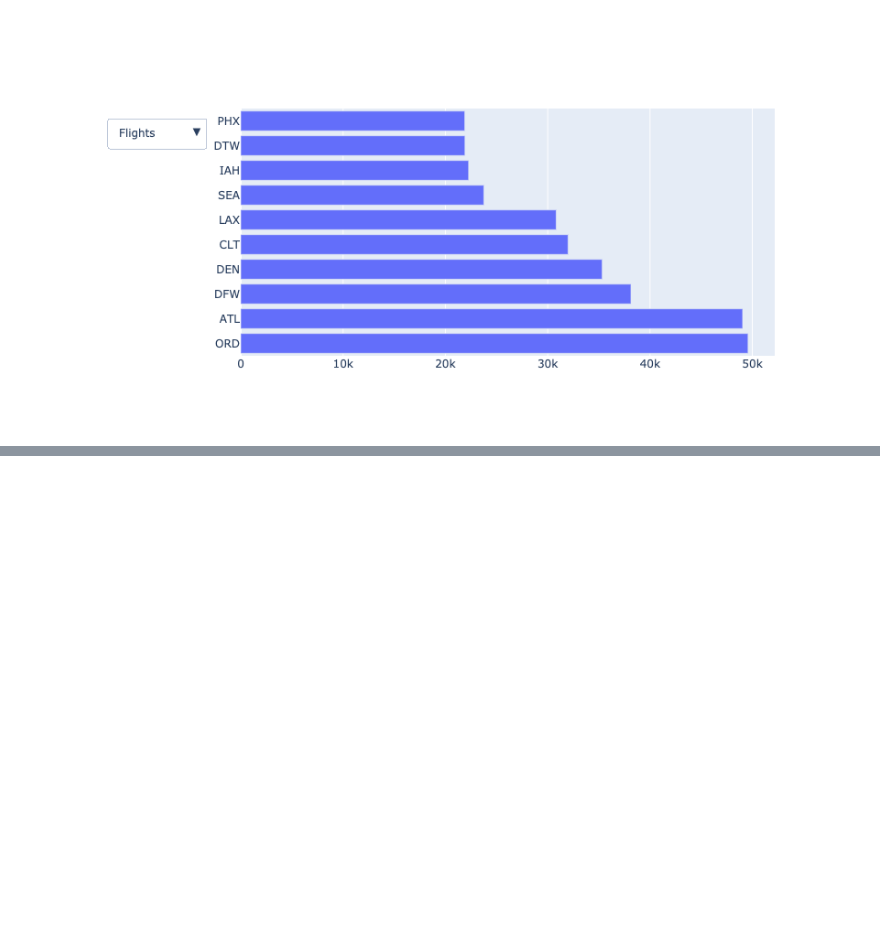
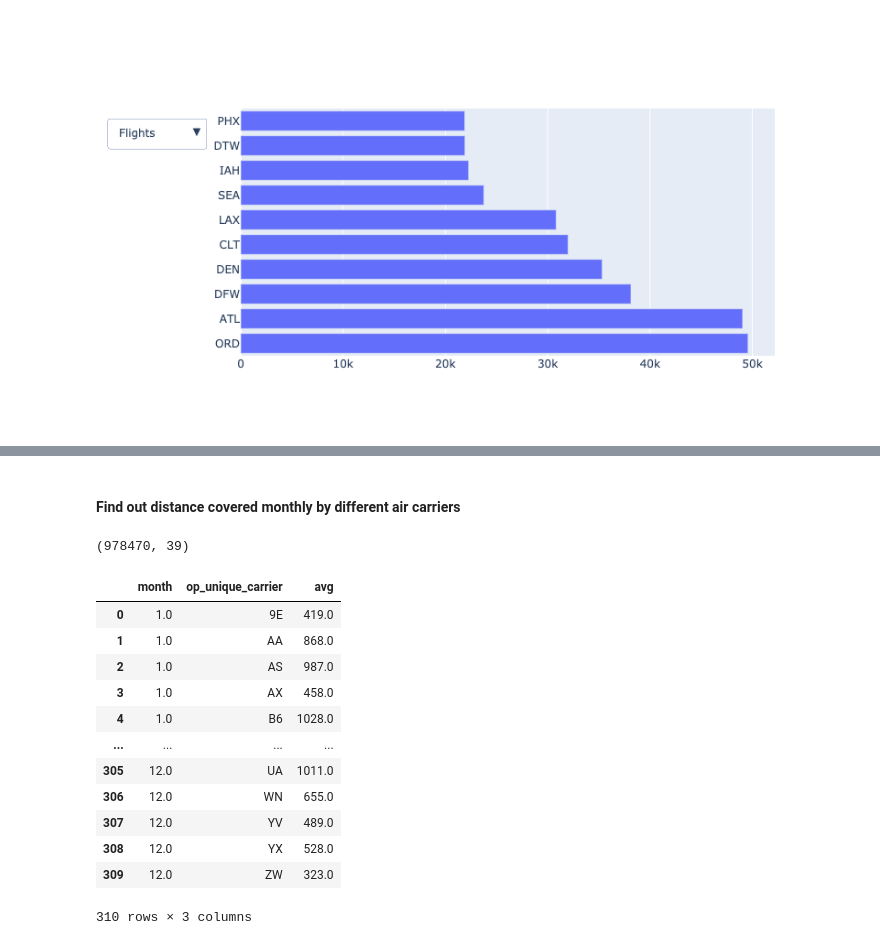
Before and after one commit to GailB-ca/lighthouse-mid-term-project, a Jupyter notebook: Flights Dataframe 2.ipynb, the cells around one changed output, grey strips where cells are left out. Cells and saved outputs as stored; diff of their text form; code cells hidden in the pictures; blank space fills up the shorter version.

```diff
--- a/Flights Dataframe 2.ipynb
+++ b/Flights Dataframe 2.ipynb
@@ -415,0 +449,27 @@ Passenger counts correlate with busi
+# %% [markdown]
+#### Find out distance covered monthly by different air carriers
+# %%
+flights_completed = flight_sample[(
+    (flight_sample['cancelled'] == 0) & (flight_sample['diverted'] == 0)
+)]
+flights_completed.shape
+# %% [output]
+(978470, 39)
+# %%
+flight_distances_per_month_by_carrier = flights_completed.groupby([
+    'month','op_unique_carrier']).agg(avg=('distance', 'median')).reset_index()
+flight_distances_per_month_by_carrier
+# %% [output]
+|  | month | op_unique_carrier | avg |
+| 0 | 1.0 | 9E | 419.0 |
+| 1 | 1.0 | AA | 868.0 |
+| 2 | 1.0 | AS | 987.0 |
+| 3 | 1.0 | AX | 458.0 |
+| 4 | 1.0 | B6 | 1028.0 |
+| ... | ... | ... | ... |
+| 305 | 12.0 | UA | 1011.0 |
+| 306 | 12.0 | WN | 655.0 |
+| 307 | 12.0 | YV | 489.0 |
+| 308 | 12.0 | YX | 528.0 |
+| 309 | 12.0 | ZW | 323.0 |
+310 rows × 3 columns
```
Also changed, not shown: parts of 11 cells of this notebook.
